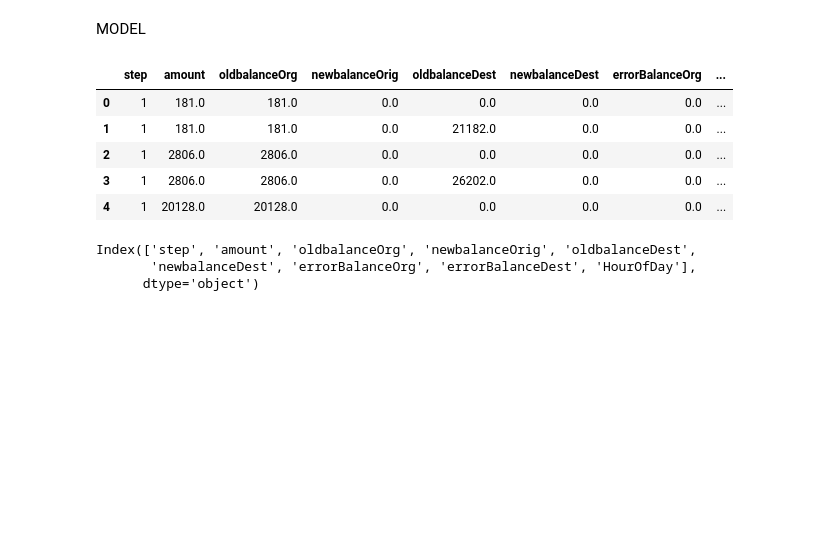
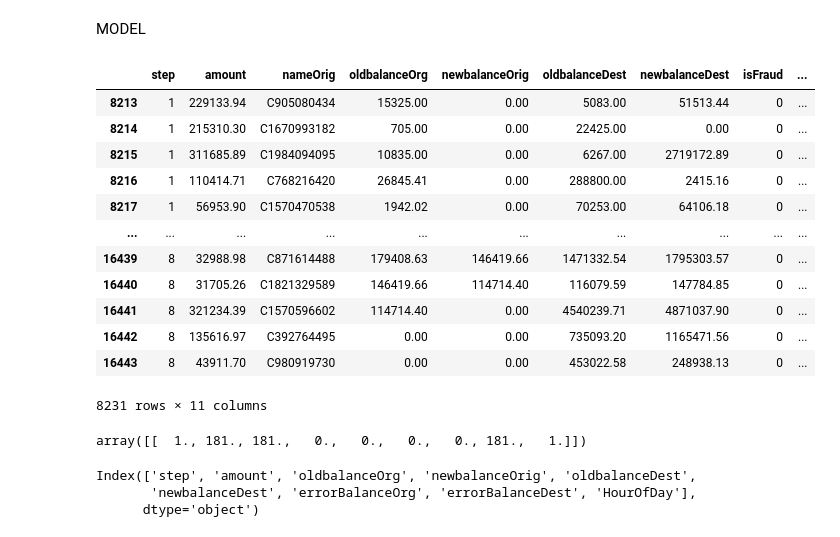
Before and after one commit to gamingflexer/detect-bank-frauds, a Jupyter notebook: cleaning+model.ipynb, the cells around one changed output. Drawn from its saved outputs; the diff is of its cells as text; code cells hidden in the pictures; blank space fills up the shorter version.

```diff
--- a/cleaning+model.ipynb
+++ b/cleaning+model.ipynb
@@ -189,7 +191,7 @@ seed(21)
 # 42 is used often due to Hitchhiker's Guide to the Galaxy, I will use a number that a far smaller group may understand.
 # Not that the actual number doesn't matter and is only used to make sure results are reproducible.
 # creating training and testing sets
-X = data.drop(columns=["Unnamed: 0.1","Unnamed: 0","isFraud","type","nameOrig","nameDest","isFlaggedFraud"],axis=1)
+X = data.drop(columns=["Unnamed: 0.1","Unnamed: 0","type","nameDest","isFlaggedFraud"],axis=1)
 y = data.isFraud
 X_train, X_test, y_train, y_test = train_test_split(X, y)
 
@@ -202,12 +204,21 @@ scaler.fit(X_train)
 # Now apply the transformations to the data:
 X_train = scaler.transform(X_train)
 X_test = scaler.transform(X_test)
-# %%
-X.head(5)
-# %% [output]
-|  | step | amount | oldbalanceOrg | newbalanceOrig | oldbalanceDest | newbalanceDest | errorBalanceOrg | ... |
-| 0 | 1 | 181.0 | 181.0 | 0.0 | 0.0 | 0.0 | 0.0 | ... |
-| 1 | 1 | 181.0 | 181.0 | 0.0 | 21182.0 | 0.0 | 0.0 | ... |
-| 2 | 1 | 2806.0 | 2806.0 | 0.0 | 0.0 | 0.0 | 0.0 | ... |
-| 3 | 1 | 2806.0 | 2806.0 | 0.0 | 26202.0 | 0.0 | 0.0 | ... |
-| 4 | 1 | 20128.0 | 20128.0 | 0.0 | 0.0 | 0.0 | 0.0 | ... |
+# %%
+y=X[X["isFraud"] == 0]
+# %%
+y
+# %% [output]
+|  | step | amount | nameOrig | oldbalanceOrg | newbalanceOrig | oldbalanceDest | newbalanceDest | isFraud | ... |
+| 8213 | 1 | 229133.94 | C905080434 | 15325.00 | 0.00 | 5083.00 | 51513.44 | 0 | ... |
+| 8214 | 1 | 215310.30 | C1670993182 | 705.00 | 0.00 | 22425.00 | 0.00 | 0 | ... |
+| 8215 | 1 | 311685.89 | C1984094095 | 10835.00 | 0.00 | 6267.00 | 2719172.89 | 0 | ... |
+| 8216 | 1 | 110414.71 | C768216420 | 26845.41 | 0.00 | 288800.00 | 2415.16 | 0 | ... |
+| 8217 | 1 | 56953.90 | C1570470538 | 1942.02 | 0.00 | 70253.00 | 64106.18 | 0 | ... |
+| ... | ... | ... | ... | ... | ... | ... | ... | ... | ... |
+| 16439 | 8 | 32988.98 | C871614488 | 179408.63 | 146419.66 | 1471332.54 | 1795303.57 | 0 | ... |
+| 16440 | 8 | 31705.26 | C1821329589 | 146419.66 | 114714.40 | 116079.59 | 147784.85 | 0 | ... |
+| 16441 | 8 | 321234.39 | C1570596602 | 114714.40 | 0.00 | 4540239.71 | 4871037.90 | 0 | ... |
+| 16442 | 8 | 135616.97 | C392764495 | 0.00 | 0.00 | 735093.20 | 1165471.56 | 0 | ... |
+| 16443 | 8 | 43911.70 | C980919730 | 0.00 | 0.00 | 453022.58 | 248938.13 | 0 | ... |
+8231 rows × 11 columns
@@ -214,3 +227,7 @@ X.head(5)
+# %%
+l
+# %% [output]
+array([[  1., 181., 181.,   0.,   0.,   0.,   0., 181.,   1.]])
 # %%
 X.columns
 # %% [output]
```
Also changed, not shown: parts of 8 cells of this notebook, 3 other files.
